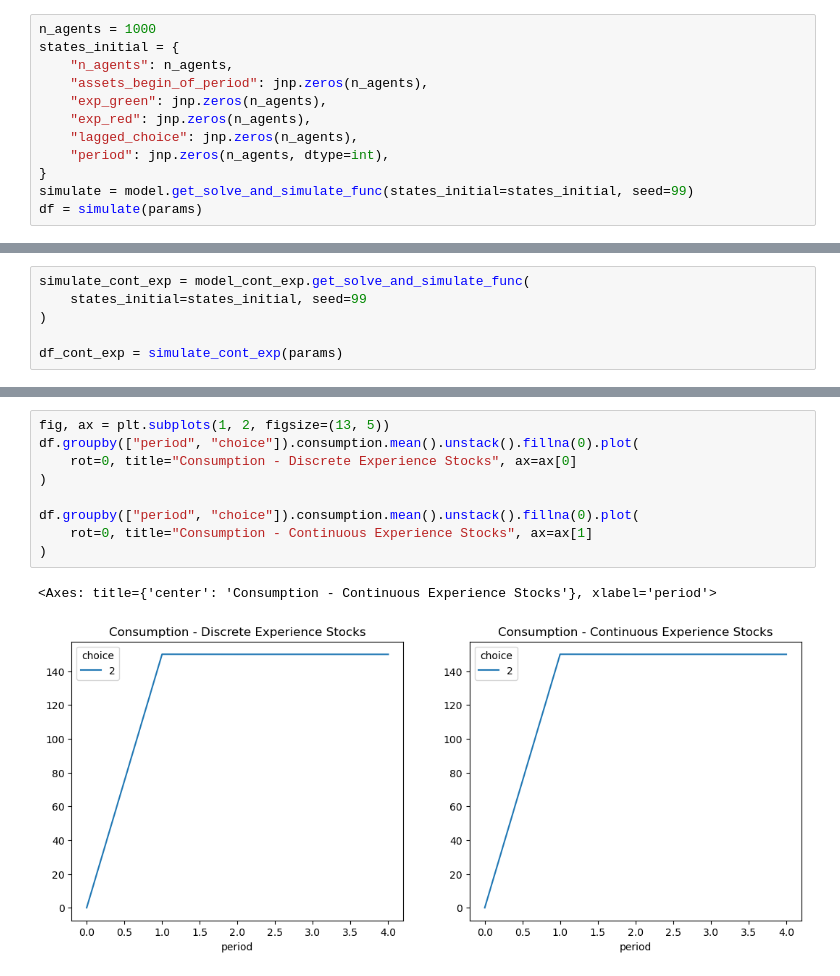
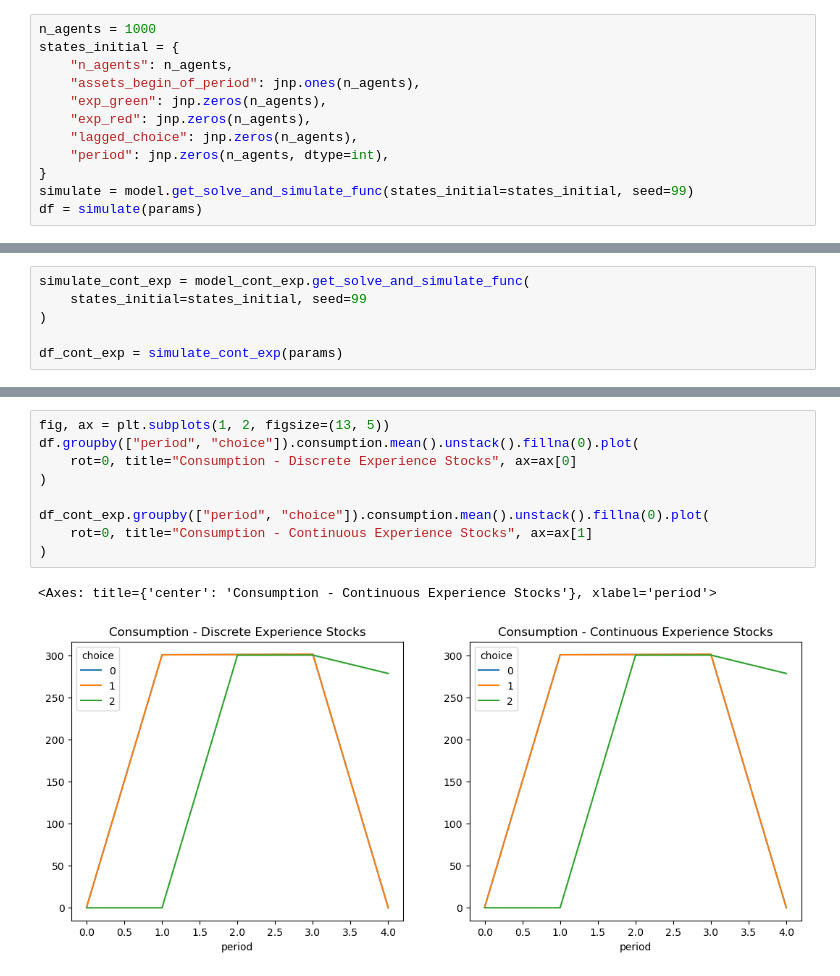
Before and after one commit to OpenSourceEconomics/dcegm, a Jupyter notebook: docs/source/background/two_occupation_model.ipynb, the cells around one changed output, grey strips where cells are left out. Saved outputs shown, nothing was run; the diff lists cells and outputs as text.

```diff
--- a/docs/source/background/two_occupation_model.ipynb
+++ b/docs/source/background/two_occupation_model.ipynb
@@ -454,7 +452,7 @@ Lastly, we can now simulate our two model implementations and compare the result
 n_agents = 1000
 states_initial = {
     "n_agents": n_agents,
-    "assets_begin_of_period": jnp.zeros(n_agents),
+    "assets_begin_of_period": jnp.ones(n_agents),
     "exp_green": jnp.zeros(n_agents),
     "exp_red": jnp.zeros(n_agents),
     "lagged_choice": jnp.zeros(n_agents),
@@ -570,15 +568,15 @@ df_cont_exp.groupby("period").choice.value_counts(normalize=True).unstack().plot
 # %%
 fig, ax = plt.subplots(1, 2, figsize=(13, 5))
 df.groupby(["period", "choice"]).consumption.mean().unstack().fillna(0).plot(
     rot=0, title="Consumption - Discrete Experience Stocks", ax=ax[0]
 )
 
-df.groupby(["period", "choice"]).consumption.mean().unstack().fillna(0).plot(
+df_cont_exp.groupby(["period", "choice"]).consumption.mean().unstack().fillna(0).plot(
     rot=0, title="Consumption - Continuous Experience Stocks", ax=ax[1]
 )
 # %% [output]
 <Axes: title={'center': 'Consumption - Continuous Experience Stocks'}, xlabel='period'>
-[figure, old version]
+[figure, new version]
 # %%
 fig, ax = plt.subplots(1, 2, figsize=(13, 5))
 df.groupby("period").exp_green.value_counts(normalize=True).unstack().plot(
```
Also changed, not shown: parts of 9 cells of this notebook, 1 other file.
